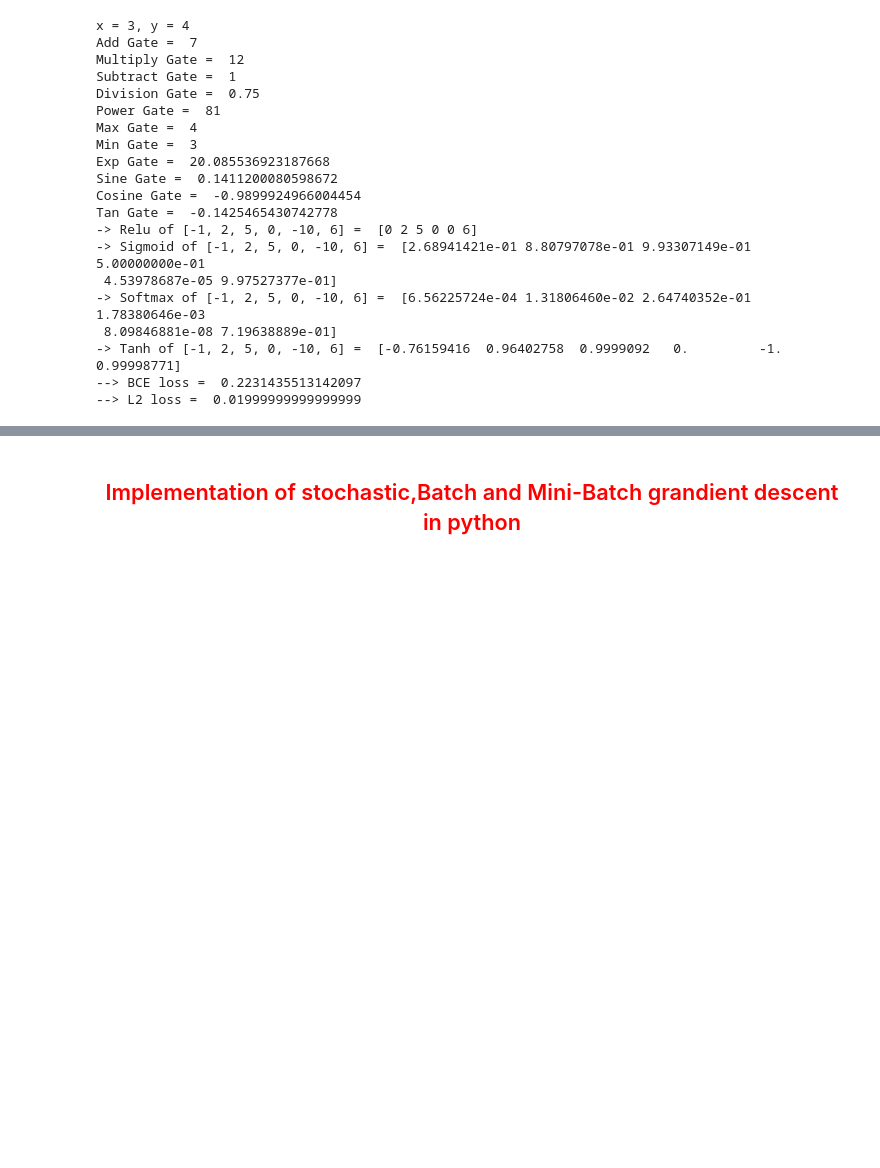
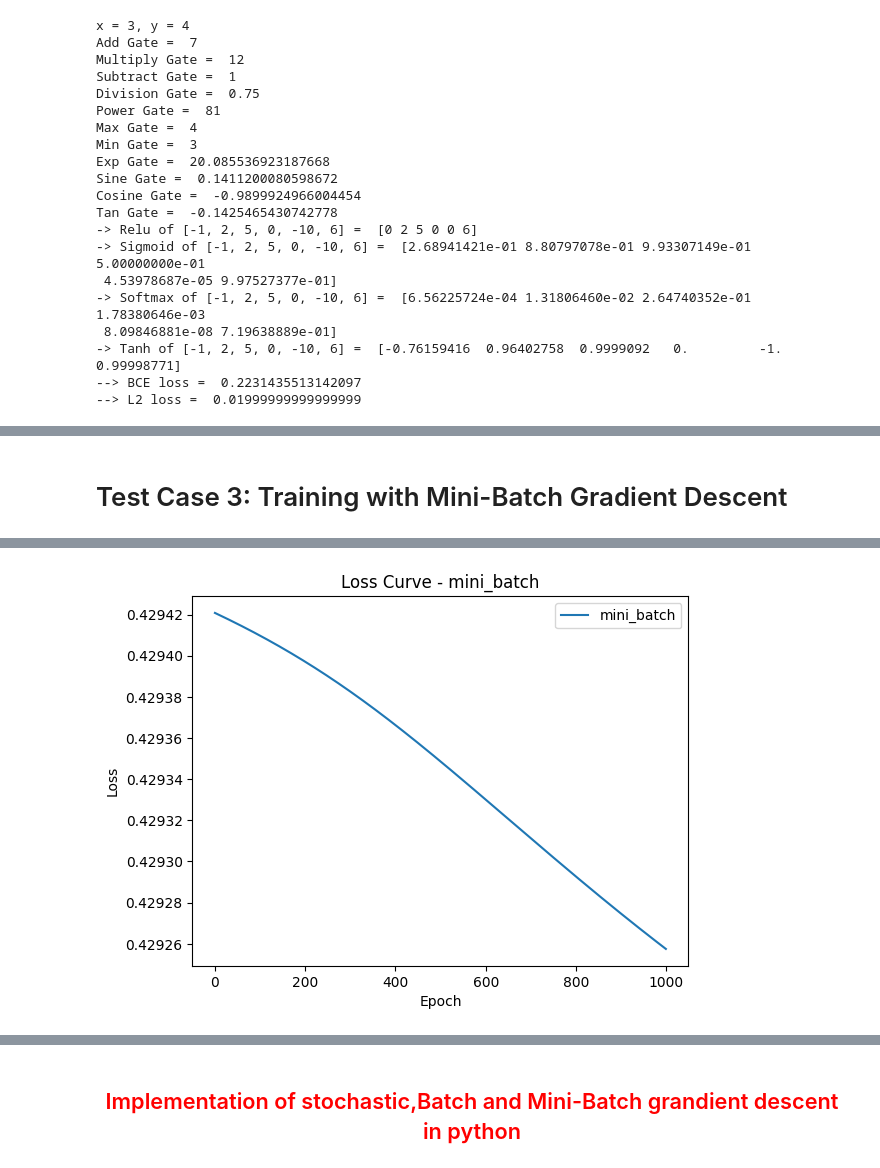
Before and after one commit to Mazen-Gaber/NN-from-scratch, a Jupyter notebook: Neural_Network.ipynb, the cells around one changed output, grey strips where cells are left out. Drawn from its saved outputs; the diff is of its cells as text; code cells hidden in the pictures; blank space fills up the shorter version.

```diff
--- a/Neural_Network.ipynb
+++ b/Neural_Network.ipynb
@@ -281,0 +477,13 @@ Tan Gate =  -0.1425465430742778
+# %% [markdown]
+# Test Case 3: Training with Mini-Batch Gradient Descent
+# %%
+# Test Case 3: Training with Mini-Batch Gradient Descent
+
+# Create a model instance
+model = Model(layers_dim, activation_func, loss)
+
+# Train the model using mini-batch gradient descent
+model.train(X_train, Y_train, Label=None, learning_rate=0.01, num_epochs=1000, gradient_descent_method='mini_batch', batch_size=64)
+
+# Plot the learning curve
+# %% [output]
@@ -281,0 +500 @@ Tan Gate =  -0.1425465430742778
+[figure, added]
```
Also changed, not shown: parts of 11 cells of this notebook.
